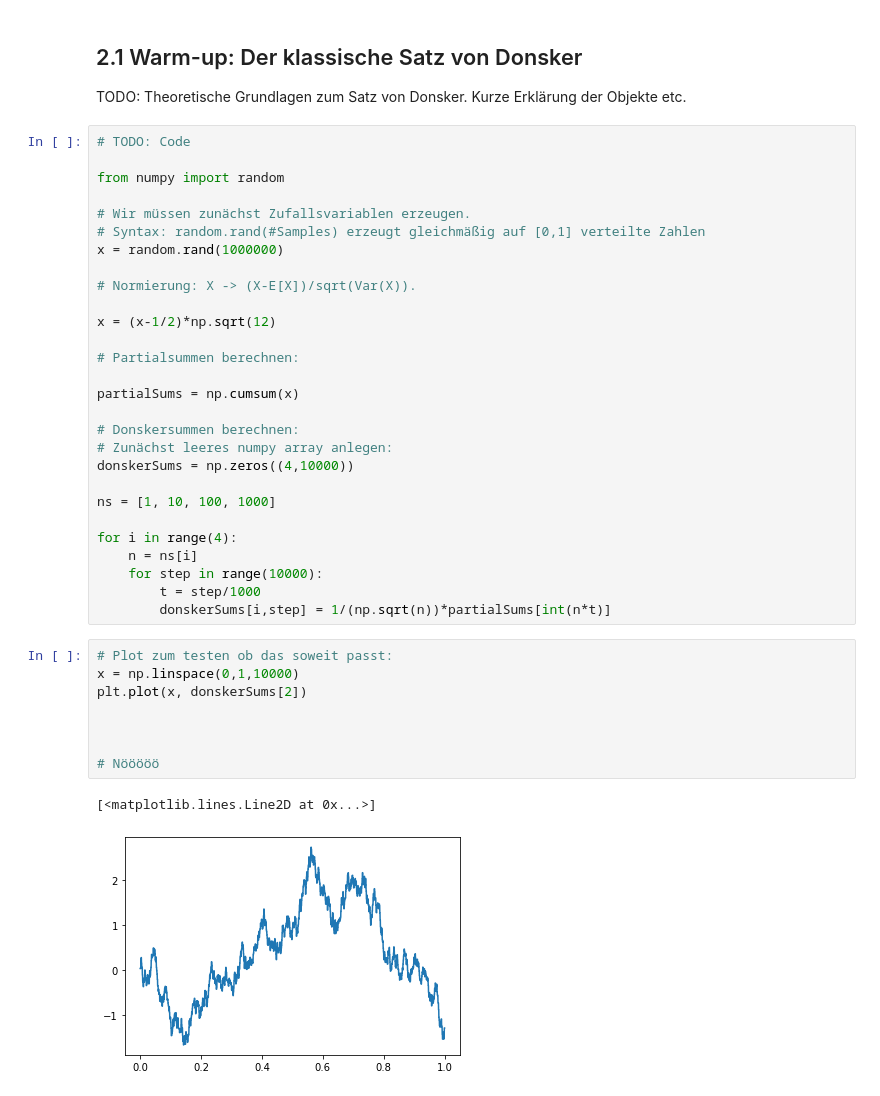
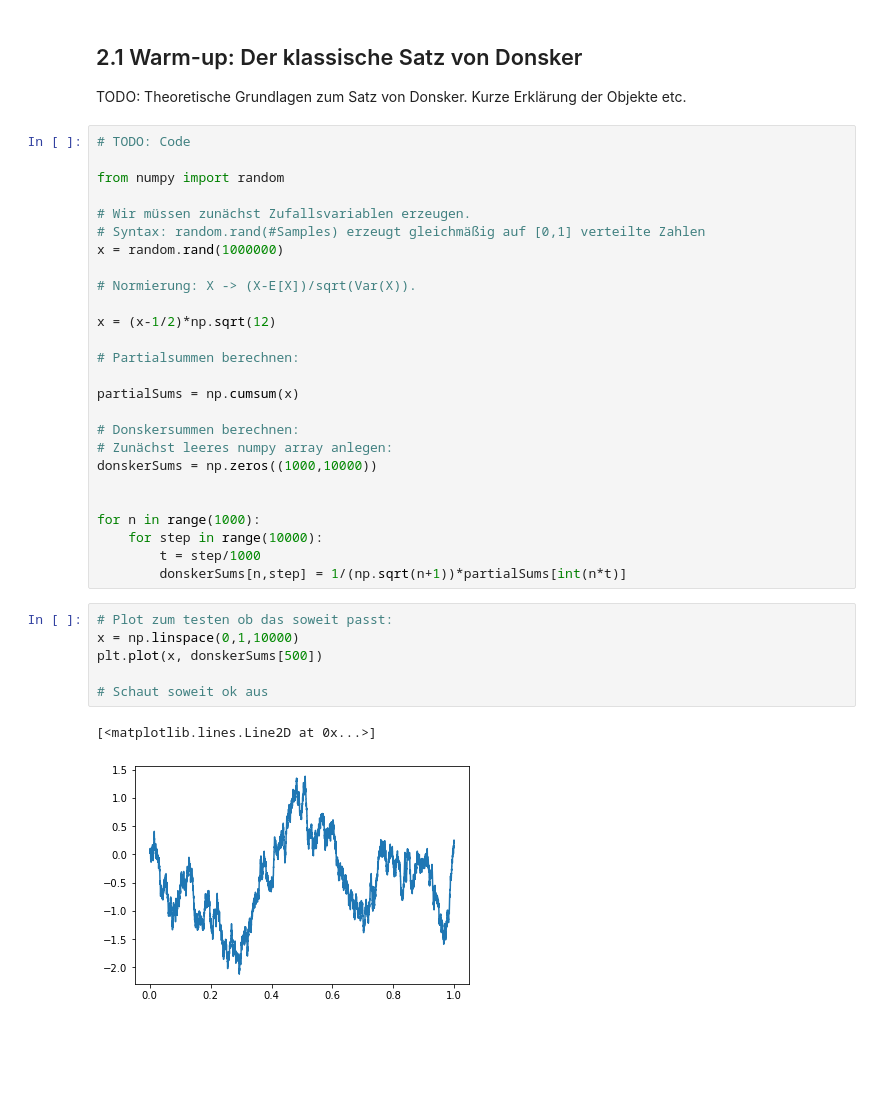
Before and after one commit to jonaskoeppl/determinismus-chaos-zufall, a Jupyter notebook: clt.ipynb, the cells around one changed output. Drawn from its saved outputs; the diff is of its cells as text; blank space fills up the shorter version.

```diff
--- a/clt.ipynb
+++ b/clt.ipynb
@@ -263,23 +263,19 @@ partialSums = np.cumsum(x)
 
 # Donskersummen berechnen:
 # Zunächst leeres numpy array anlegen:
-donskerSums = np.zeros((4,10000))
+donskerSums = np.zeros((1000,10000))
 
-ns = [1, 10, 100, 1000]
 
-for i in range(4):
-    n = ns[i]
+for n in range(1000):
     for step in range(10000):
         t = step/1000
-        donskerSums[i,step] = 1/(np.sqrt(n))*partialSums[int(n*t)]
+        donskerSums[n,step] = 1/(np.sqrt(n+1))*partialSums[int(n*t)]
 # %%
 # Plot zum testen ob das soweit passt:
 x = np.linspace(0,1,10000)
-plt.plot(x, donskerSums[2])
+plt.plot(x, donskerSums[500])
 
-
-
-# Nööööö
+# Schaut soweit ok aus
 # %% [output]
 [<matplotlib.lines.Line2D at 0x...>]
-[figure, old version]
+[figure, new version]
```
Also changed, not shown: parts of 3 cells of this notebook.
